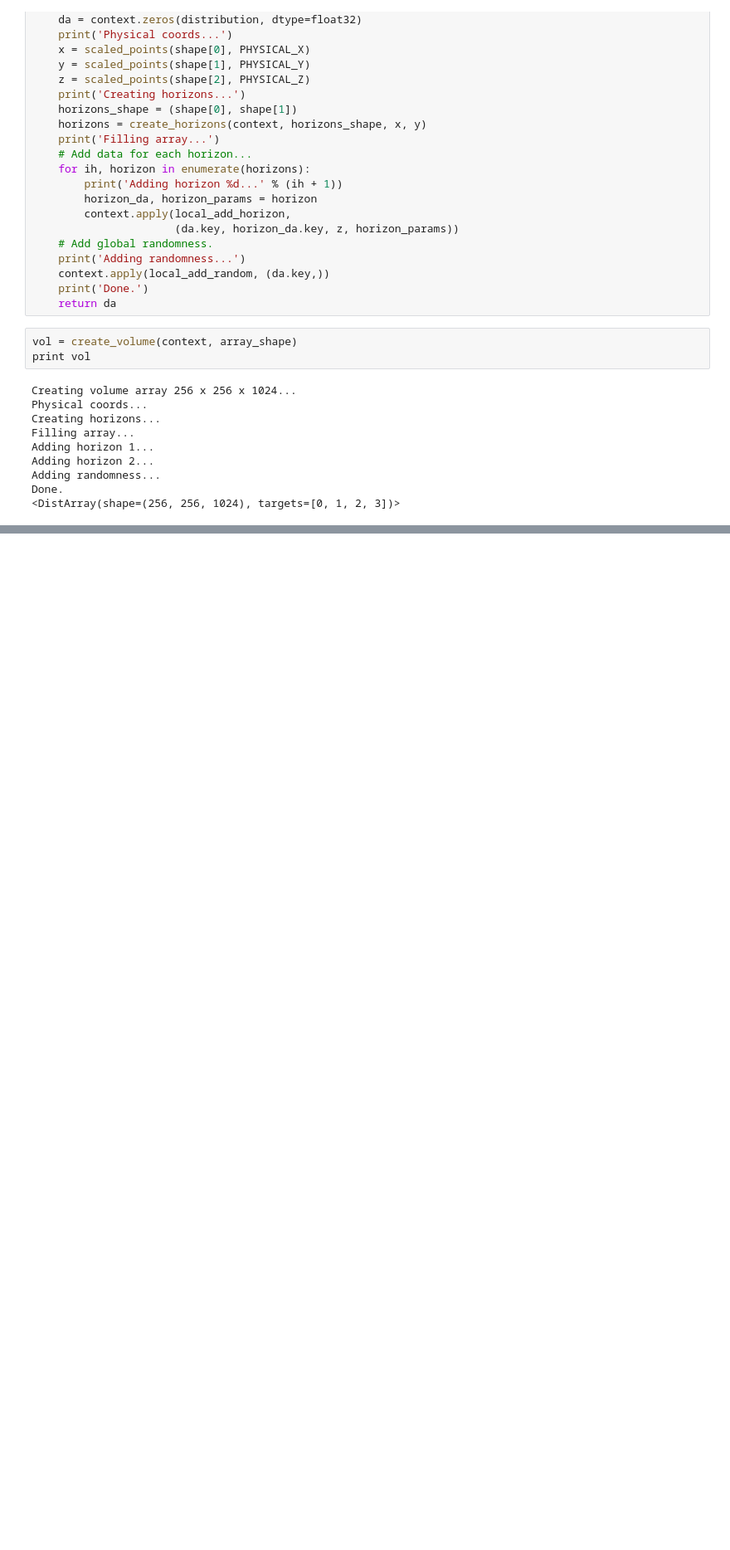
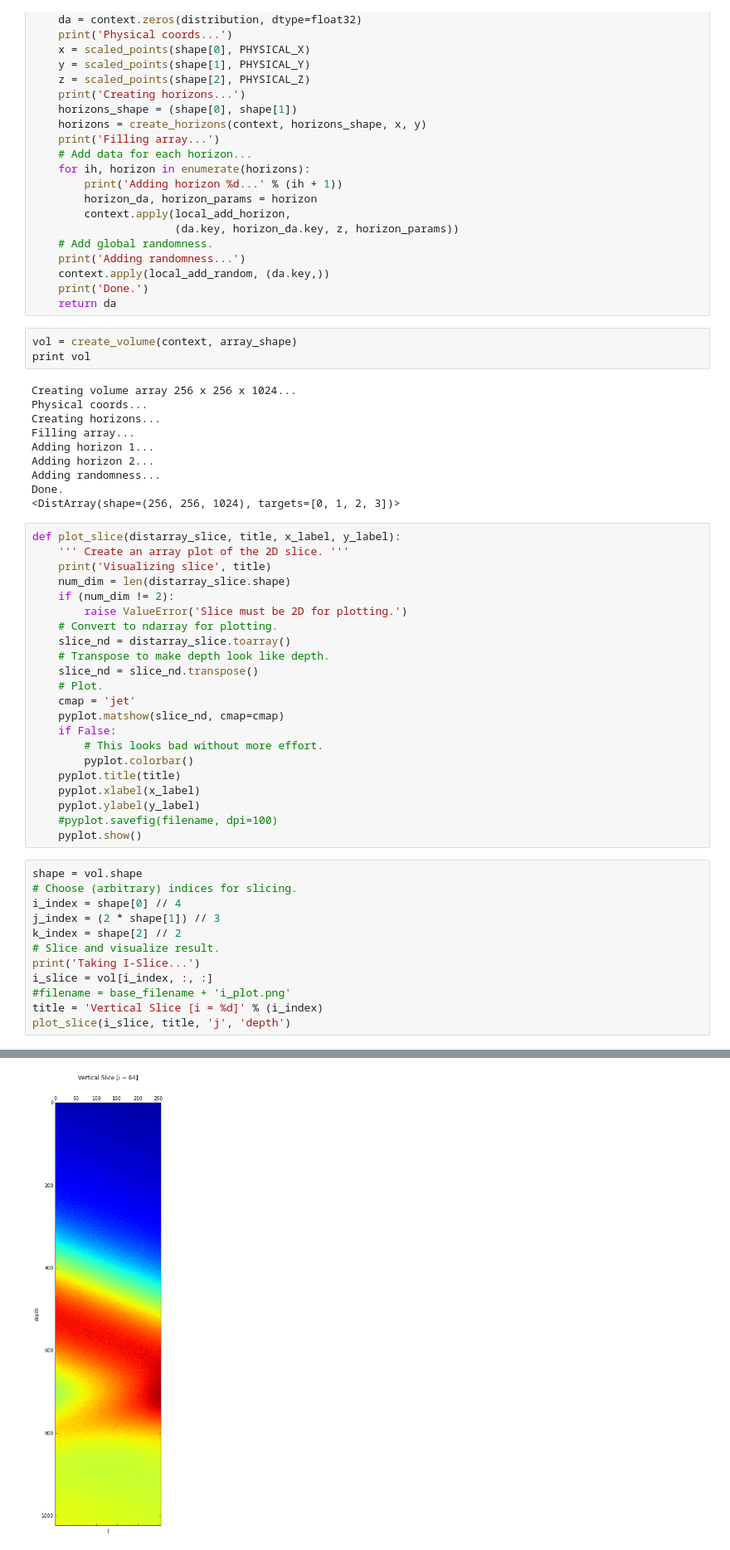
Before and after one commit to enthought/distarray, a Jupyter notebook: examples/seismic-volume/seismic-volume.ipynb, the cells around one changed output, grey strips where cells are left out. Shown at 83% size. Drawn from its saved outputs; the diff is of its cells as text; blank space fills up the shorter version.

Commit message:
First pass at some plots.

```diff
--- a/examples/seismic-volume/seismic-volume.ipynb
+++ b/examples/seismic-volume/seismic-volume.ipynb
@@ -210,3 +211,38 @@ Adding horizon 2...
 Adding randomness...
 Done.
 <DistArray(shape=(256, 256, 1024), targets=[0, 1, 2, 3])>
+# %%
+def plot_slice(distarray_slice, title, x_label, y_label):
+    ''' Create an array plot of the 2D slice. '''
+    print('Visualizing slice', title)
+    num_dim = len(distarray_slice.shape)
+    if (num_dim != 2):
+        raise ValueError('Slice must be 2D for plotting.')
+    # Convert to ndarray for plotting.
+    slice_nd = distarray_slice.toarray()
+    # Transpose to make depth look like depth.
+    slice_nd = slice_nd.transpose()
+    # Plot.
+    cmap = 'jet'
+    pyplot.matshow(slice_nd, cmap=cmap)
+    if False:
+        # This looks bad without more effort.
+        pyplot.colorbar()
+    pyplot.title(title)
+    pyplot.xlabel(x_label)
+    pyplot.ylabel(y_label)
+    #pyplot.savefig(filename, dpi=100)
+    pyplot.show()
+# %%
+shape = vol.shape
+# Choose (arbitrary) indices for slicing.
+i_index = shape[0] // 4
+j_index = (2 * shape[1]) // 3
+k_index = shape[2] // 2
+# Slice and visualize result.
+print('Taking I-Slice...')
+i_slice = vol[i_index, :, :]
+#filename = base_filename + 'i_plot.png'
+title = 'Vertical Slice [i = %d]' % (i_index)
+plot_slice(i_slice, title, 'j', 'depth')
+# %% [output]
@@ -212,0 +251 @@ Done.
+[figure, added]
```
Also changed, not shown: parts of 2 cells of this notebook.
